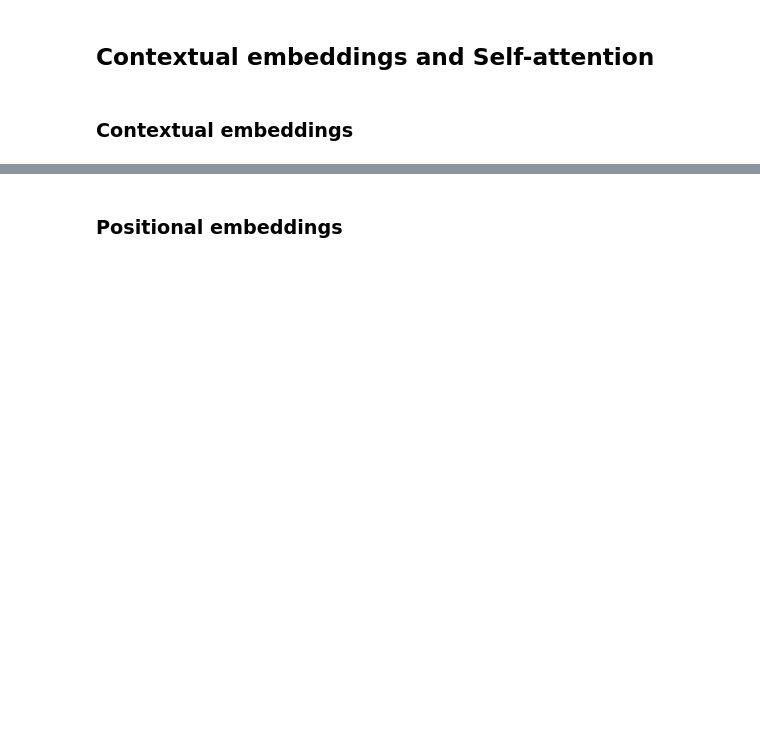
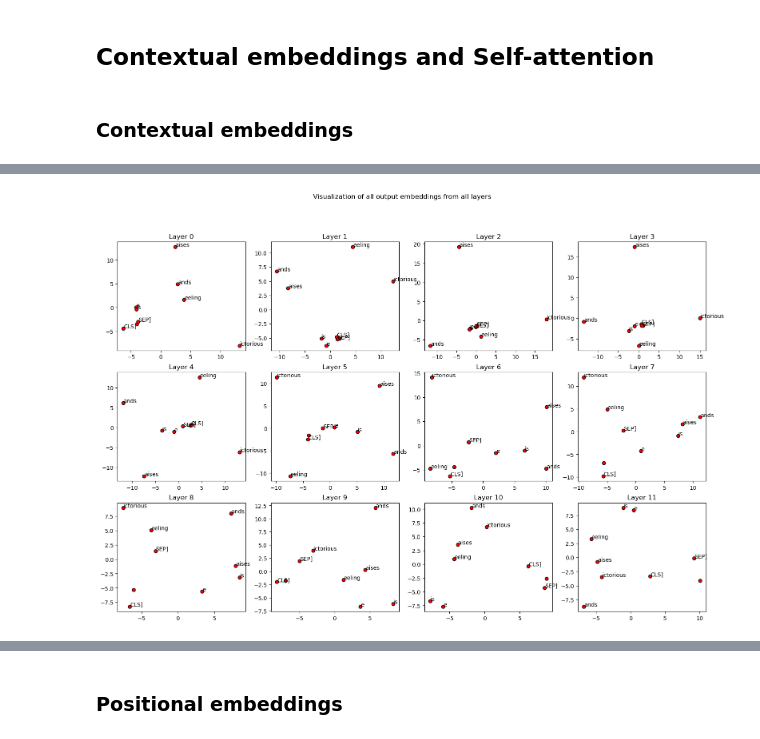
Before and after one commit to migueldomingos/wisdom_project, a Jupyter notebook: project-week-1.ipynb, the cells around one changed output, grey strips where cells are left out. Saved outputs shown, nothing was run; the diff lists cells and outputs as text; code cells hidden in the pictures; blank space fills up the shorter version.

```diff
--- a/project-week-1.ipynb
+++ b/project-week-1.ipynb
@@ -766,0 +814,42 @@ Full description:
+# %%
+hidden_states = outputs.hidden_states
+# %%
+layer = 1
+
+rows = 3
+cols = 4
+fig, ax_full = plt.subplots(rows, cols)
+fig.set_figheight(rows*4)
+fig.set_figwidth(cols*4+3)
+plt.rcParams.update({'font.size': 6})
+
+
+layer = 0
+for r in range(rows):
+    for c in range(cols):
+
+        ax = ax_full[r,c]
+
+        plt.rcParams.update({'font.size': 10})
+        current_hidden_state = hidden_states[layer][0].detach().numpy()
+
+        if current_hidden_state.shape[1] == 2:
+            twodim = current_hidden_state
+        else:
+            twodim = PCA().fit_transform(current_hidden_state)[:,:2]
+
+        plt.style.use('default') # https://matplotlib.org/3.5.1/gallery/style_sheets/style_sheets_reference.html
+        im = ax.scatter(twodim[:,0], twodim[:,1], edgecolors='k', c='r')
+        for word, (x,y) in zip(input_tokens_list, twodim):
+            ax.text(x+0.05, y+0.05, word[1:])
+
+        # Show all ticks and label them with the respective list entries
+        ax.set_title("Layer " + str(layer))
+
+        # Loop over data dimensions and create text annotations.
+        layer = layer + 1
+
+fig.suptitle("Visualization of all output embeddings from all layers")
+plt.show()
+# %% [output]
+[figure, added]
```
Also changed, not shown: parts of 12 cells of this notebook.
